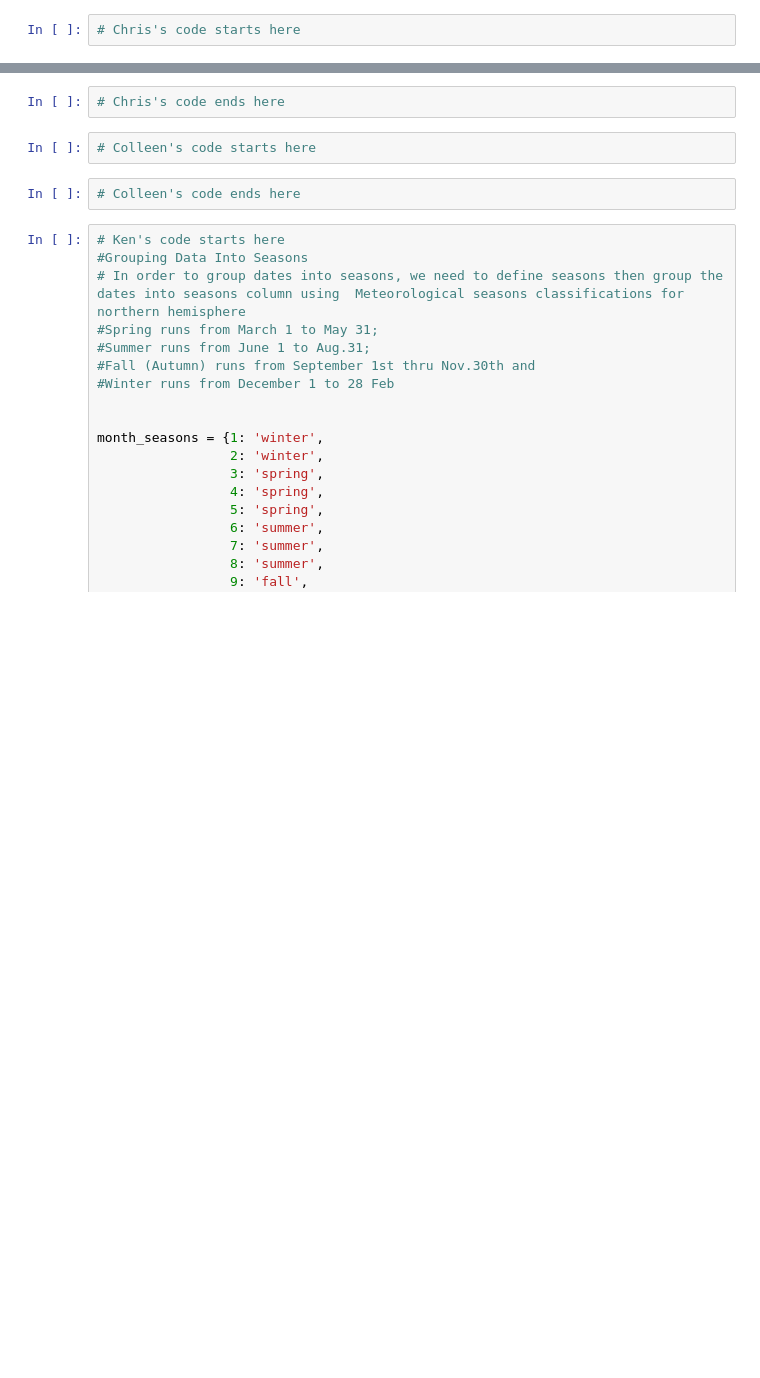
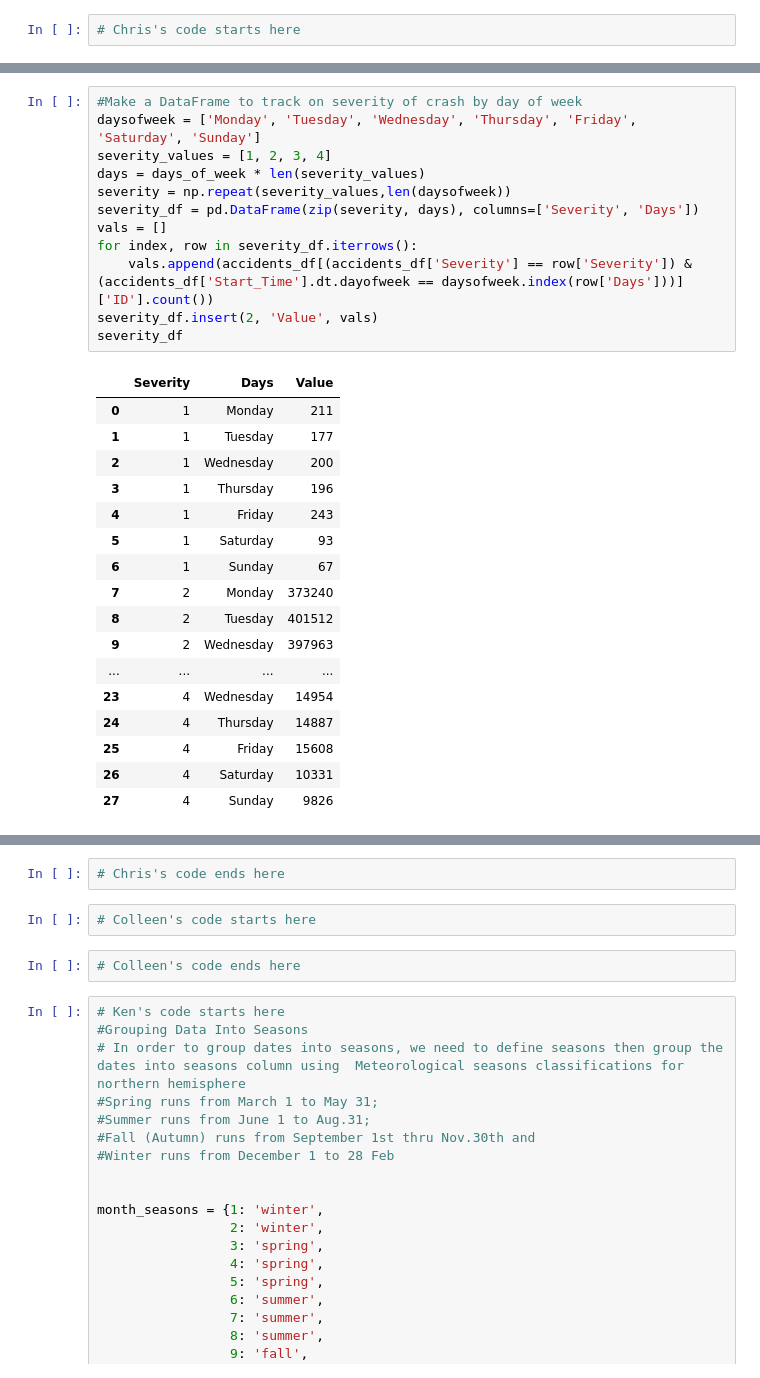
Before and after one commit to colleen547/Team-5---Project-1, a Jupyter notebook: main.ipynb, the cells around one changed output, grey strips where cells are left out. Drawn from its saved outputs; the diff is of its cells as text; blank space fills up the shorter version.

```diff
--- a/main.ipynb
+++ b/main.ipynb
@@ -32,0 +63,30 @@ plotdata.set_ylabel("Number of Accidents")
+# %%
+#Make a DataFrame to track on severity of crash by day of week
+daysofweek = ['Monday', 'Tuesday', 'Wednesday', 'Thursday', 'Friday', 'Saturday', 'Sunday']
+severity_values = [1, 2, 3, 4]
+days = days_of_week * len(severity_values)
+severity = np.repeat(severity_values,len(daysofweek))
+severity_df = pd.DataFrame(zip(severity, days), columns=['Severity', 'Days'])
+vals = []
+for index, row in severity_df.iterrows():
+    vals.append(accidents_df[(accidents_df['Severity'] == row['Severity']) & (accidents_df['Start_Time'].dt.dayofweek == daysofweek.index(row['Days']))]['ID'].count())
+severity_df.insert(2, 'Value', vals)
+severity_df
+# %% [output]
+|  | Severity | Days | Value |
+| 0 | 1 | Monday | 211 |
+| 1 | 1 | Tuesday | 177 |
+| 2 | 1 | Wednesday | 200 |
+| 3 | 1 | Thursday | 196 |
+| 4 | 1 | Friday | 243 |
+| 5 | 1 | Saturday | 93 |
+| 6 | 1 | Sunday | 67 |
+| 7 | 2 | Monday | 373240 |
+| 8 | 2 | Tuesday | 401512 |
+| 9 | 2 | Wednesday | 397963 |
+| ... | ... | ... | ... |
+| 23 | 4 | Wednesday | 14954 |
+| 24 | 4 | Thursday | 14887 |
+| 25 | 4 | Friday | 15608 |
+| 26 | 4 | Saturday | 10331 |
+| 27 | 4 | Sunday | 9826 |
```
Also changed, not shown: parts of 7 cells of this notebook.
